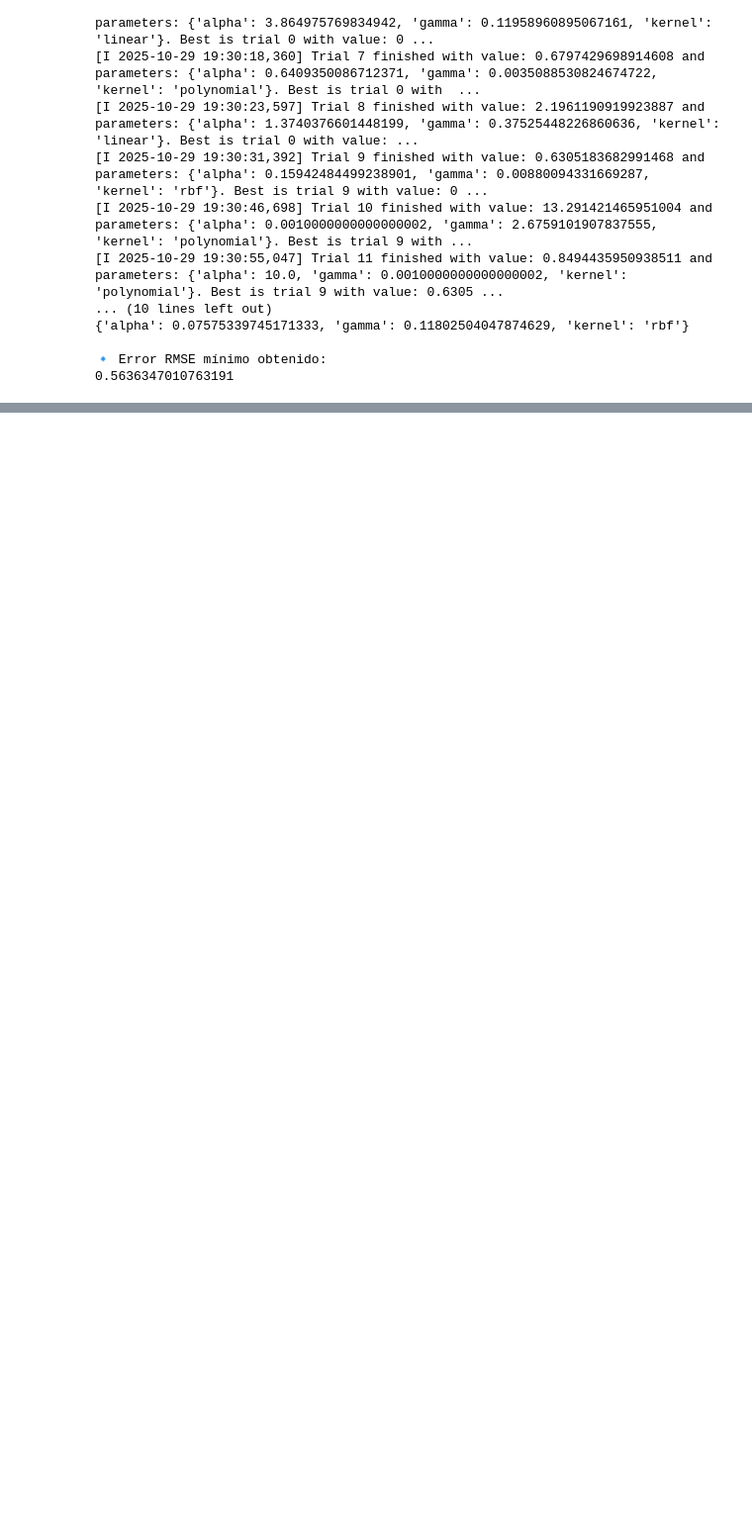
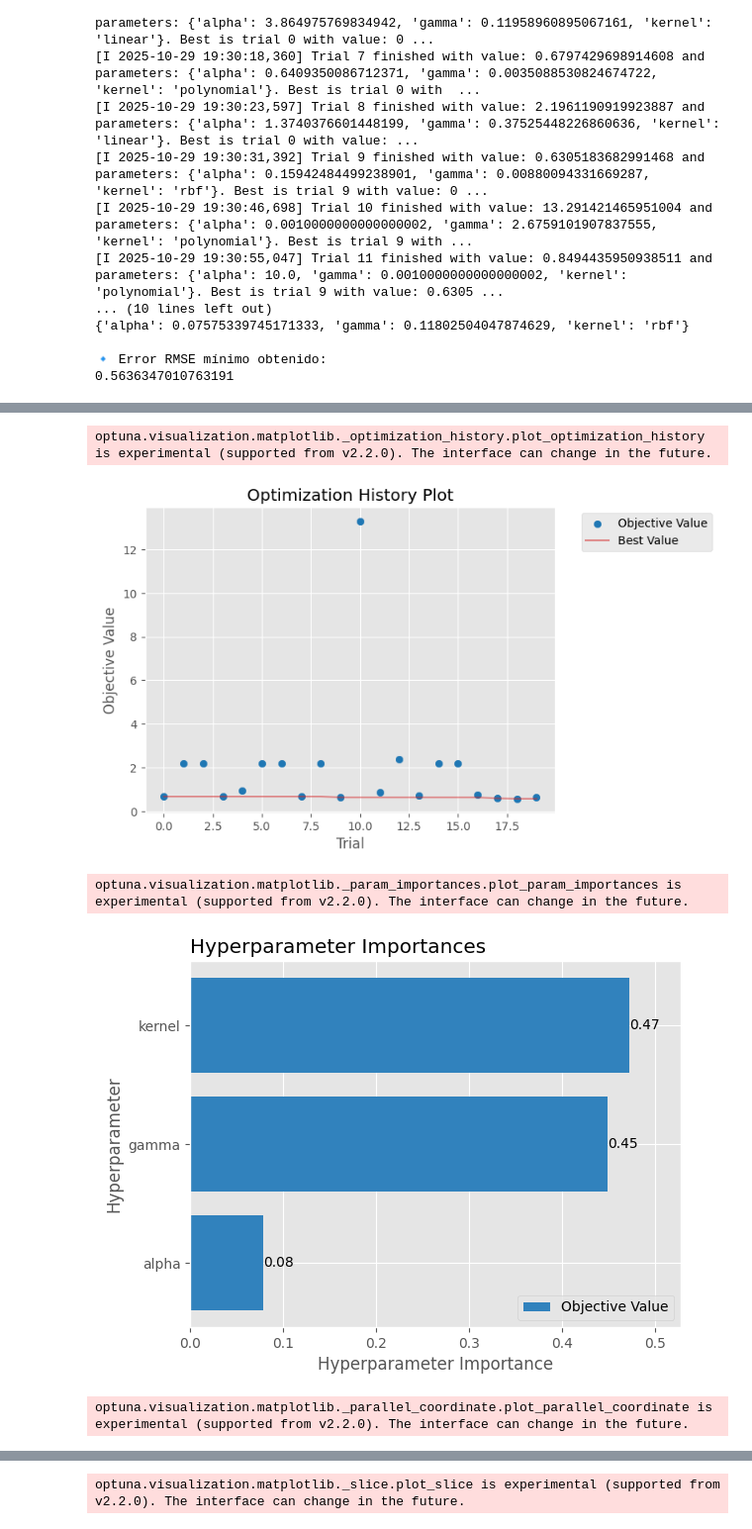
Before and after one commit to JuannMontoya/Teoria_Aprendizaje_Maquinas_2025-2, a Jupyter notebook: Tareas/Copy_of_BayesianOptimization.ipynb, the cells around one changed output, grey strips where cells are left out. Shown at 99% size. Cells and saved outputs as stored; diff of their text form; code cells hidden in the pictures; blank space fills up the shorter version.

```diff
--- a/Tareas/Copy_of_BayesianOptimization.ipynb
+++ b/Tareas/Copy_of_BayesianOptimization.ipynb
@@ -420,22 +420,23 @@ GPSampler is experimental (supported from v3.6.0). The interface can change in t
 🔹 Error RMSE mínimo obtenido:
 0.5636347010763191
 # %%
-from optuna.visualization import plot_optimization_history, plot_param_importances, plot_parallel_coordinate, plot_slice
+from optuna.visualization.matplotlib import plot_optimization_history, plot_param_importances, plot_parallel_coordinate, plot_slice
 import matplotlib.pyplot as plt
 
-#  Evolución del RMSE durante las iteraciones
-fig1 = plot_optimization_history(study)
-fig1.show()
 
-#  Importancia de cada hiperparámetro
-fig2 = plot_param_importances(study)
-fig2.show()
+# Historia del RMSE
+plot_optimization_history(study,)
+plt.show()
 
-# Relación entre hiperparámetros y rendimiento
-fig3 = plot_parallel_coordinate(study)
-fig3.show()
+# Importancia de los parámetros
+plot_param_importances(study)
+plt.show()
 
-# Gráfico de dispersión (cómo cada valor afecta el RMSE)
-fig4 = plot_slice(study)
-fig4.show()
+# Relaciones entre parámetros
+plot_parallel_coordinate(study)
+plt.show()
+
+# Efecto individual de cada parámetro
+plot_slice(study)
+plt.show()
 # %% [output]
@@ -445,0 +443,5 @@ fig4.show()
+optuna.visualization.matplotlib._optimization_history.plot_optimization_history is experimental (supported from v2.2.0). The interface can change in the future.
+[figure, added]
+optuna.visualization.matplotlib._param_importances.plot_param_importances is experimental (supported from v2.2.0). The interface can change in the future.
+[figure, added]
+optuna.visualization.matplotlib._parallel_coordinate.plot_parallel_coordinate is experimental (supported from v2.2.0). The interface can change in the future.
@@ -445,0 +449 @@ fig4.show()
+optuna.visualization.matplotlib._slice.plot_slice is experimental (supported from v2.2.0). The interface can change in the future.
```
Also changed, not shown: parts of 1 cell of this notebook.
